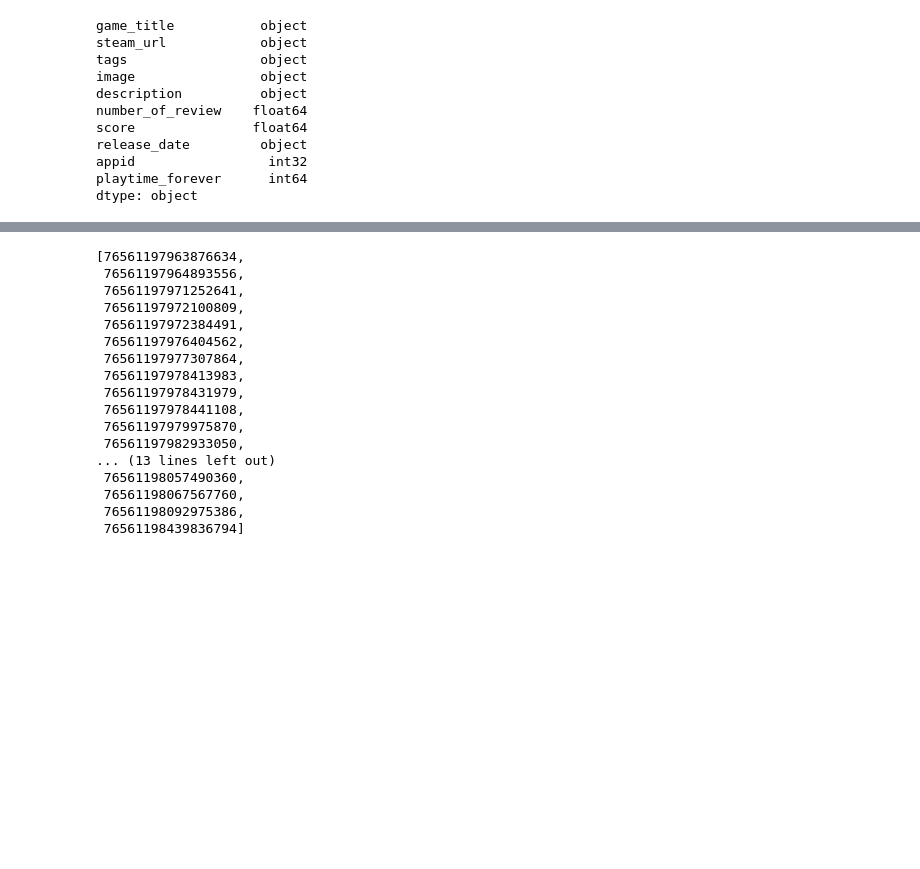
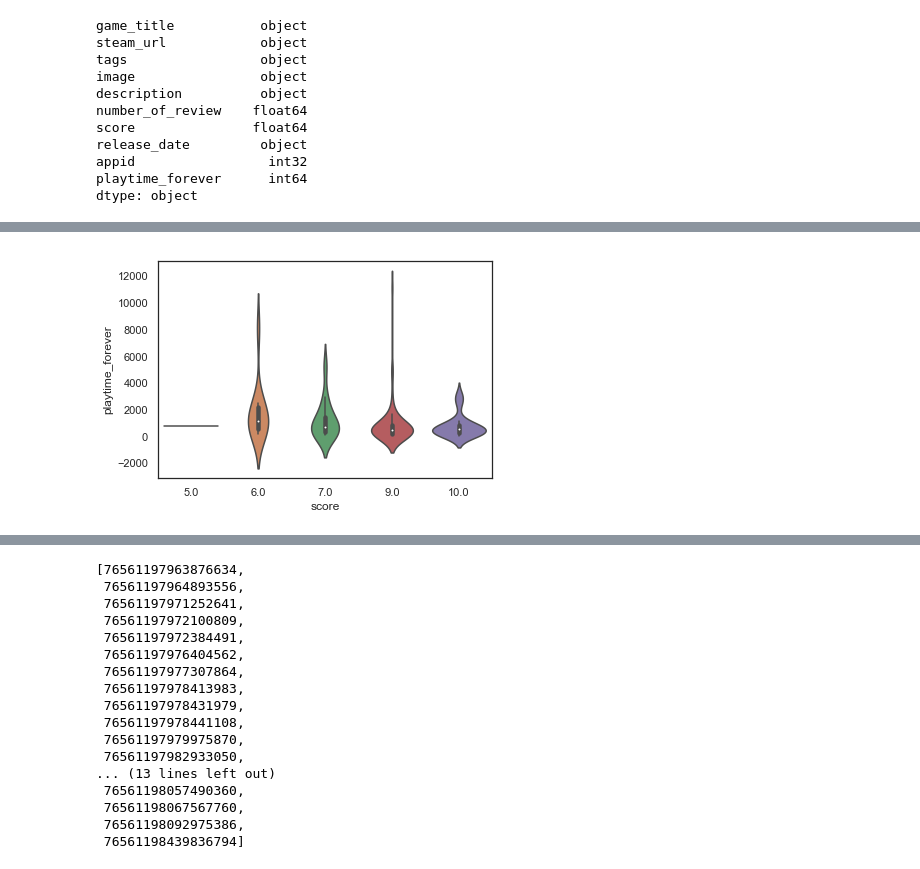
Before and after one commit to micsab/Game-Recommendation-Engine, a Jupyter notebook: api_test.ipynb, the cells around one changed output, grey strips where cells are left out. Cells and saved outputs as stored; diff of their text form; code cells hidden in the pictures; blank space fills up the shorter version.

```diff
--- a/api_test.ipynb
+++ b/api_test.ipynb
@@ -112,0 +114,4 @@ len(df2['number_of_review'])
+# %%
+ax = sns.violinplot(x="score", y="playtime_forever", data=df2)
+# %% [output]
+[figure, added]
```
Also changed, not shown: parts of 8 cells of this notebook, 1 other file.
